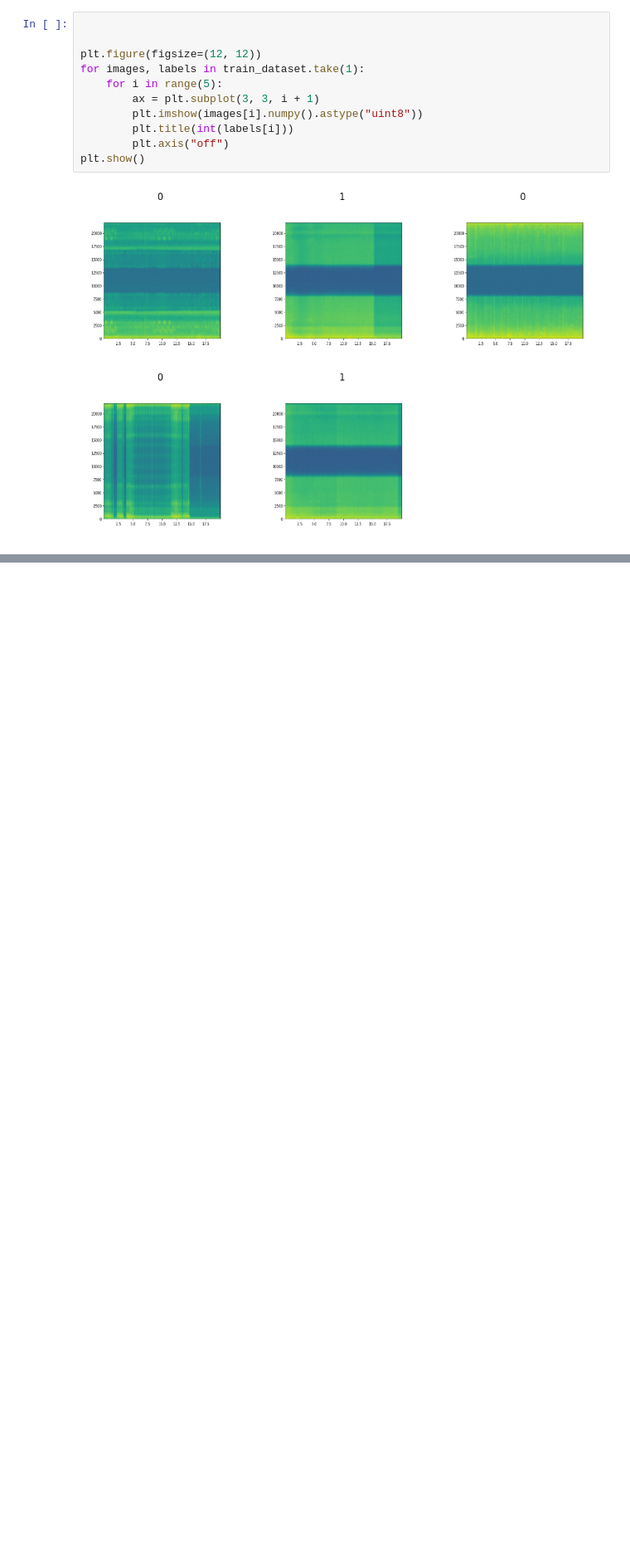
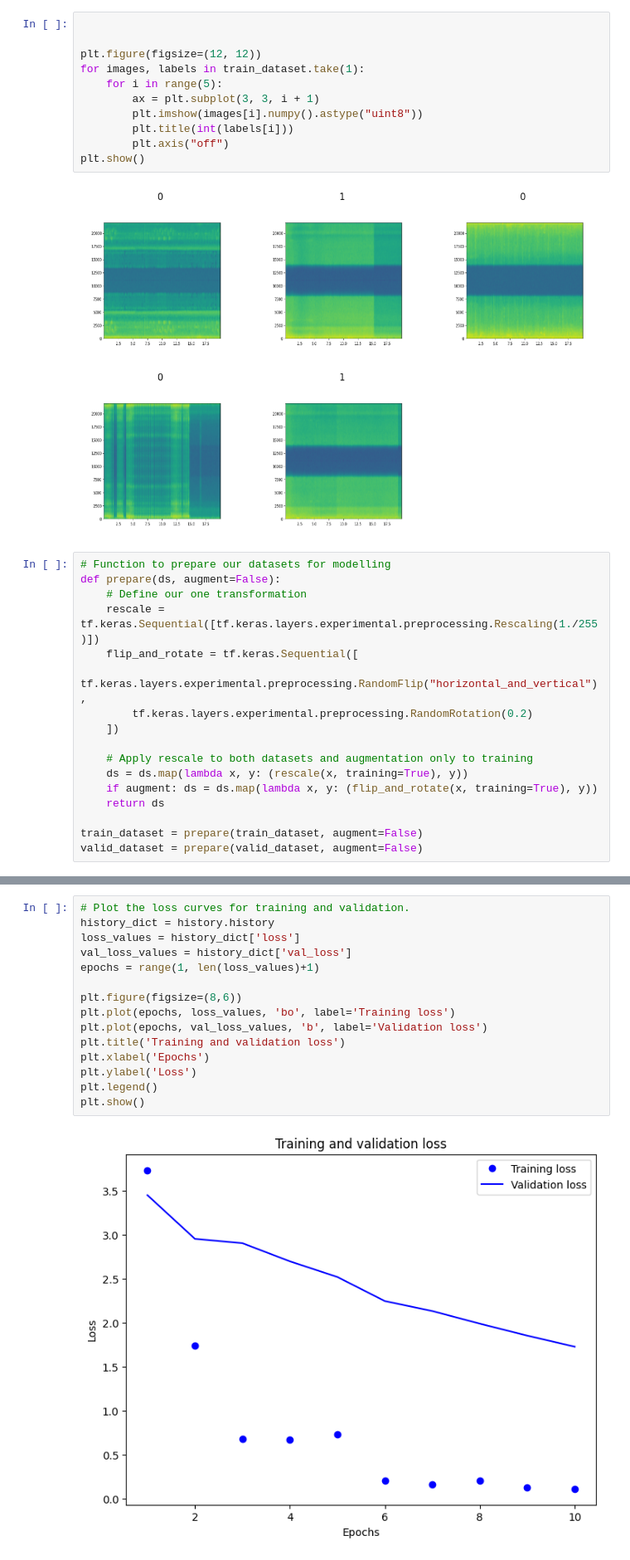
Before and after one commit to pranan71/AudioClassify, a Jupyter notebook: audioClassifier.ipynb, the cells around one changed output, grey strips where cells are left out. Shown at 83% size. Saved outputs shown, nothing was run; the diff lists cells and outputs as text; blank space fills up the shorter version.

```diff
--- a/audioClassifier.ipynb
+++ b/audioClassifier.ipynb
@@ -170,3 +170,20 @@ for images, labels in train_dataset.take(1):
 plt.show()
 # %% [output]
 [figure]
+# %%
+# Function to prepare our datasets for modelling
+def prepare(ds, augment=False):
+    # Define our one transformation
+    rescale = tf.keras.Sequential([tf.keras.layers.experimental.preprocessing.Rescaling(1./255)])
+    flip_and_rotate = tf.keras.Sequential([
+        tf.keras.layers.experimental.preprocessing.RandomFlip("horizontal_and_vertical"),
+        tf.keras.layers.experimental.preprocessing.RandomRotation(0.2)
+    ])
+
+    # Apply rescale to both datasets and augmentation only to training
+    ds = ds.map(lambda x, y: (rescale(x, training=True), y))
+    if augment: ds = ds.map(lambda x, y: (flip_and_rotate(x, training=True), y))
+    return ds
+
+train_dataset = prepare(train_dataset, augment=False)
+valid_dataset = prepare(valid_dataset, augment=False)
@@ -172,0 +242,17 @@ plt.show()
+# %%
+# Plot the loss curves for training and validation.
+history_dict = history.history
+loss_values = history_dict['loss']
+val_loss_values = history_dict['val_loss']
+epochs = range(1, len(loss_values)+1)
+
+plt.figure(figsize=(8,6))
+plt.plot(epochs, loss_values, 'bo', label='Training loss')
+plt.plot(epochs, val_loss_values, 'b', label='Validation loss')
+plt.title('Training and validation loss')
+plt.xlabel('Epochs')
+plt.ylabel('Loss')
+plt.legend()
+plt.show()
+# %% [output]
+[figure, added]
```
Also changed, not shown: parts of 3 cells of this notebook.
